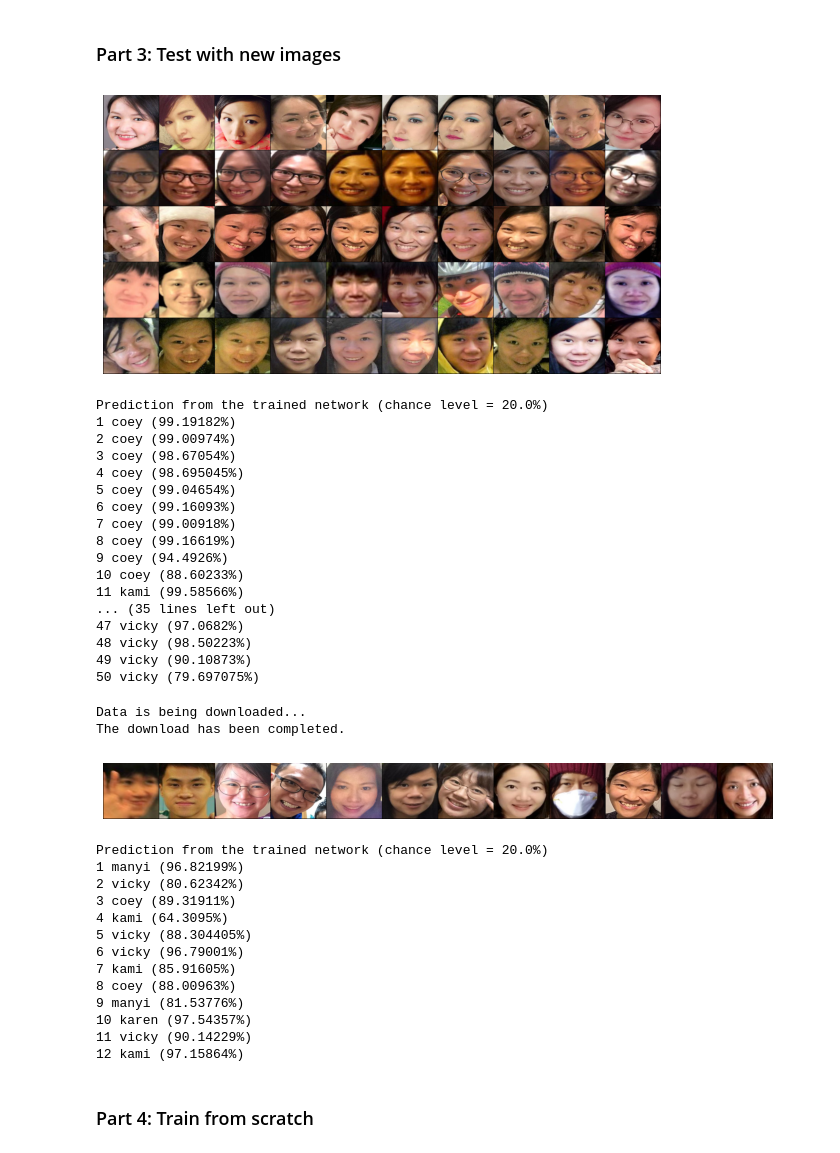
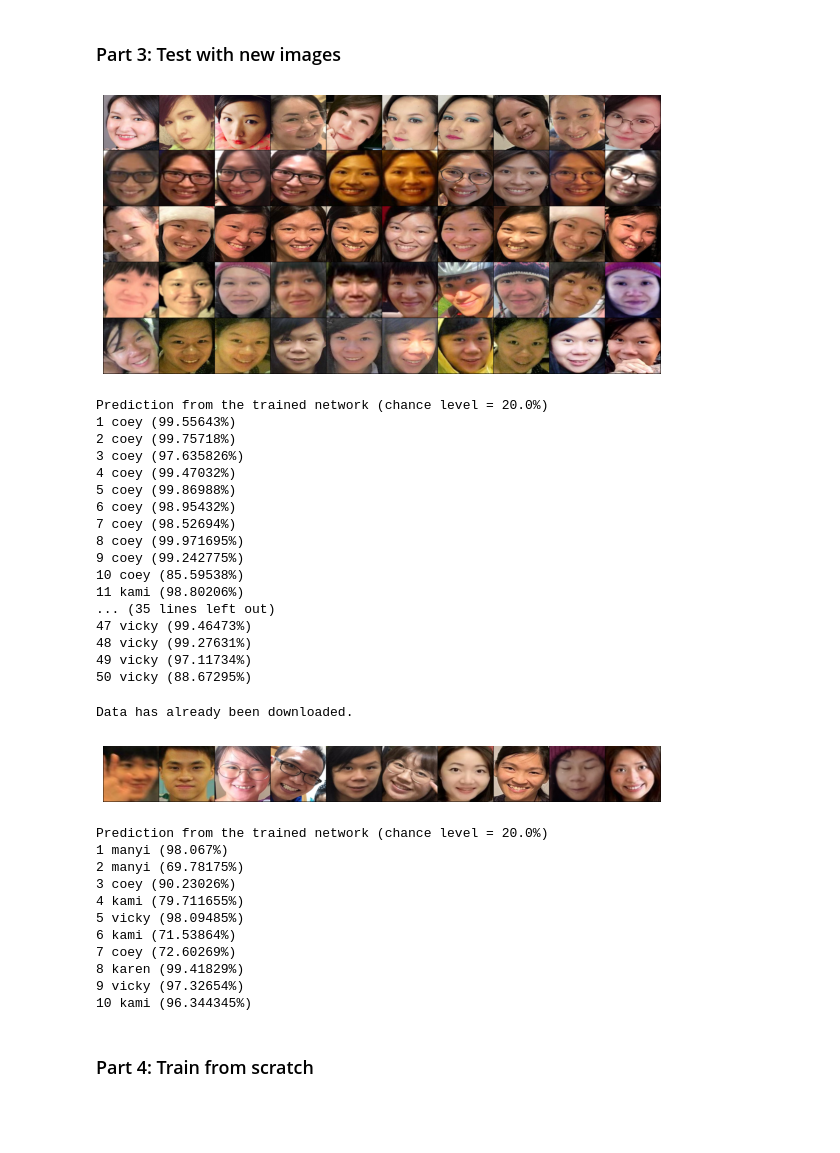
Before and after one commit to myyim/FaceNet, a Jupyter notebook: manyi-facenet-classify.ipynb, the cells around one changed output. Cells and saved outputs as stored; diff of their text form; code cells hidden in the pictures; blank space fills up the shorter version.

```diff
--- a/manyi-facenet-classify.ipynb
+++ b/manyi-facenet-classify.ipynb
@@ -128,7 +128,7 @@ import requests, zipfile, io, os
 # original link: https://github.com/ben-heil/cis_522_data.git
 # url = 'https://osf.io/2kyfb/download'
 fname = 'faces'
-url = 'https://github.com/myyim/dataset/raw/main/'+fname+'.zip'
+url = 'https://github.com/myyim/FaceNet/raw/main/'+fname+'.zip'
 
 if not os.path.exists(fname+'zip'):
   print("Data is being downloaded...")
@@ -313,7 +313,7 @@ plt.show()
 # Download Data
 
 fname = 'images'
-url = 'https://github.com/myyim/dataset/raw/main/'+fname+'.zip'
+url = 'https://github.com/myyim/FaceNet/raw/main/'+fname+'.zip'
 num = 10
 nppl = 5
 
@@ -479,7 +473,7 @@ resnet = InceptionResnetV1(
     num_classes=nppl
 ).eval().to(device)
 
-optimizer = torch.optim.Adam(resnet.parameters(), lr=0.00005)
+optimizer = torch.optim.Adam(resnet.parameters(), lr=0.0001)
 loss_fn = torch.nn.CrossEntropyLoss()
 metrics = {
     'fps': training.BatchTimer(),
@@ -591,69 +585,66 @@ for j in range(50):
 # %% [output]
 [figure]
 Prediction from the trained network (chance level = 20.0%)
-1 coey (99.19182%)
-2 coey (99.00974%)
-3 coey (98.67054%)
-4 coey (98.695045%)
-5 coey (99.04654%)
-6 coey (99.16093%)
-7 coey (99.00918%)
-8 coey (99.16619%)
-9 coey (94.4926%)
-10 coey (88.60233%)
-11 kami (99.58566%)
+1 coey (99.55643%)
+2 coey (99.75718%)
+3 coey (97.635826%)
+4 coey (99.47032%)
+5 coey (99.86988%)
+6 coey (98.95432%)
+7 coey (98.52694%)
+8 coey (99.971695%)
+9 coey (99.242775%)
+10 coey (85.59538%)
+11 kami (98.80206%)
 ... (35 lines left out)
-47 vicky (97.0682%)
-48 vicky (98.50223%)
-49 vicky (90.10873%)
-50 vicky (79.697075%)
+47 vicky (99.46473%)
+48 vicky (99.27631%)
+49 vicky (97.11734%)
+50 vicky (88.67295%)
 # %%
 import requests, zipfile, io, os
 
 fname = 'testfaces'
-url = 'https://github.com/myyim/dataset/raw/main/'+fname+'.zip'
+url = 'https://github.com/myyim/FaceNet/raw/main/'+fname+'.zip'
 
 if not os.path.exists(fname):
   print("Data is being downloaded...")
   r = requests.get(url, stream=True)
   z = zipfile.ZipFile(io.BytesIO(r.content))
   z.extractall()
   print("The download has been completed.")
 else:
   print("Data has already been downloaded.")
 
-num = 12
+num = 10
 testfaces_tensor, testfaces_display = process_images(fname +'/*.jpg')
-plt.figure(figsize=(12, 12))
+plt.figure(figsize=(10, 10))
 plt.imshow(make_grid(testfaces_display,nrow=num).permute(1, 2, 0))
 plt.axis('off')
 plt.show()
 
 resnet.classify = True
 logit = resnet(testfaces_tensor.to(device))
 
 print('Prediction from the trained network (chance level = '+str(100/nppl)+'%)')
 val, ind = torch.max(logit,1)
 prob = sigmoid(val.detach().numpy())*100
 for j in range(num):
     print(str(j+1) + ' ' + who[ind[j]] + ' (' + str(prob[j]) + '%)')
 # %% [output]
-Data is being downloaded...
-The download has been completed.
+Data has already been downloaded.
-[figure, old version]
+[figure, new version]
 Prediction from the trained network (chance level = 20.0%)
-1 manyi (96.82199%)
-2 vicky (80.62342%)
-3 coey (89.31911%)
-4 kami (64.3095%)
-5 vicky (88.304405%)
-6 vicky (96.79001%)
-7 kami (85.91605%)
-8 coey (88.00963%)
-9 manyi (81.53776%)
-10 karen (97.54357%)
-11 vicky (90.14229%)
-12 kami (97.15864%)
+1 manyi (98.067%)
+2 manyi (69.78175%)
+3 coey (90.23026%)
+4 kami (79.711655%)
+5 vicky (98.09485%)
+6 kami (71.53864%)
+7 coey (72.60269%)
+8 karen (99.41829%)
+9 vicky (97.32654%)
+10 kami (96.344345%)
 # %% [markdown]
 ### Part 4: Train from scratch
 # %%
```
Also changed, not shown: parts of 8 cells of this notebook.
